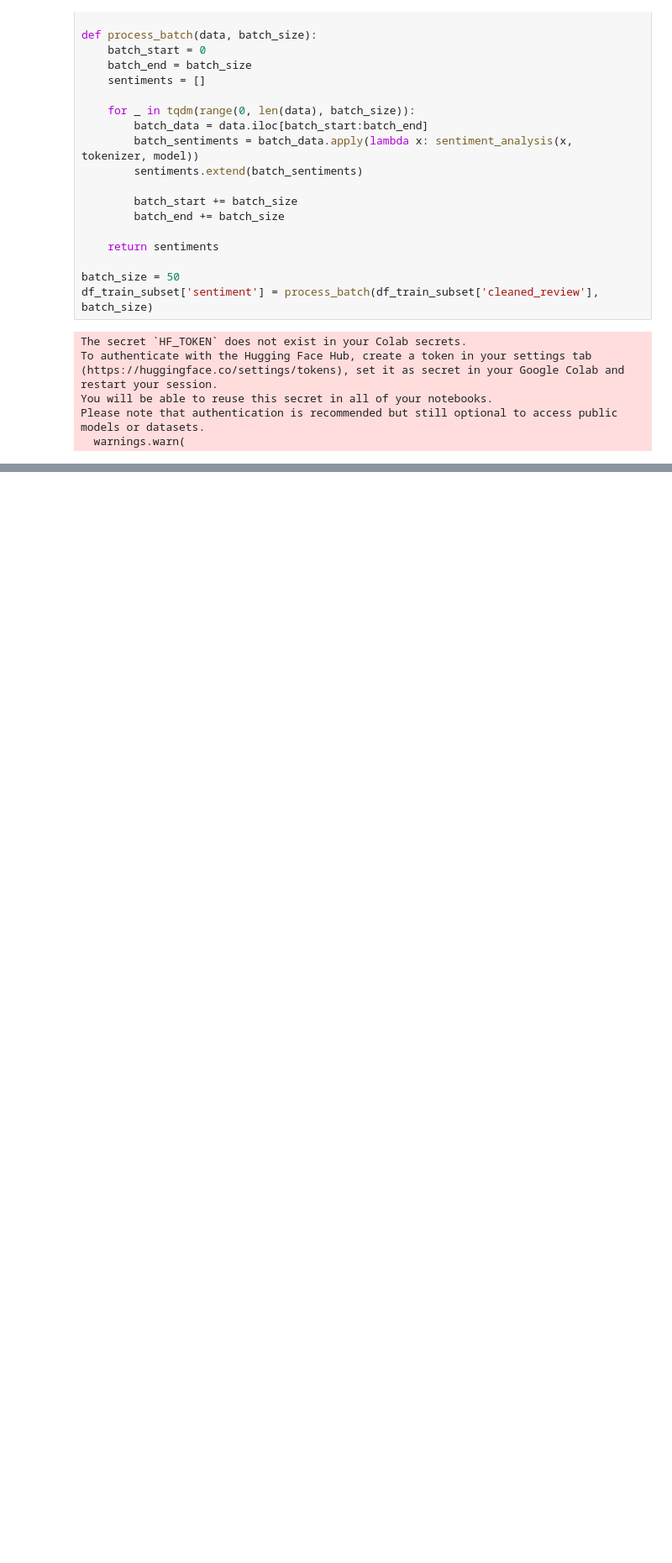
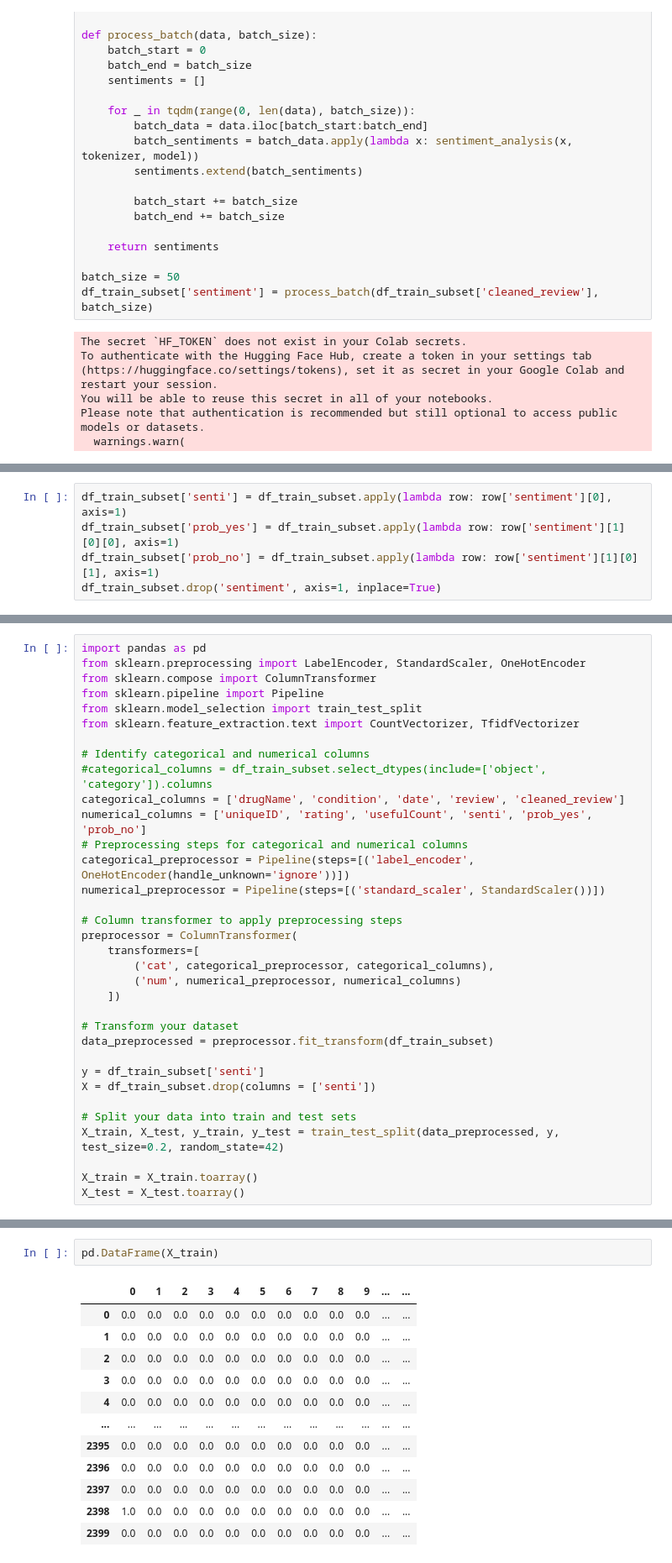
Before and after one commit to aytnihca/SentimentAnalysis, a Jupyter notebook: sentiment_analysis.ipynb, the cells around one changed output, grey strips where cells are left out. Shown: that part at 84% size. Cells and saved outputs as stored; diff of their text form; blank space fills up the shorter version.

```diff
--- a/sentiment_analysis.ipynb
+++ b/sentiment_analysis.ipynb
@@ -302,0 +319,5 @@ Please note that authentication is recommended but still optional to access publ
+# %%
+df_train_subset['senti'] = df_train_subset.apply(lambda row: row['sentiment'][0], axis=1)
+df_train_subset['prob_yes'] = df_train_subset.apply(lambda row: row['sentiment'][1][0][0], axis=1)
+df_train_subset['prob_no'] = df_train_subset.apply(lambda row: row['sentiment'][1][0][1], axis=1)
+df_train_subset.drop('sentiment', axis=1, inplace=True)
@@ -302,0 +340,34 @@ Please note that authentication is recommended but still optional to access publ
+# %%
+import pandas as pd
+from sklearn.preprocessing import LabelEncoder, StandardScaler, OneHotEncoder
+from sklearn.compose import ColumnTransformer
+from sklearn.pipeline import Pipeline
+from sklearn.model_selection import train_test_split
+from sklearn.feature_extraction.text import CountVectorizer, TfidfVectorizer
+
+# Identify categorical and numerical columns
+#categorical_columns = df_train_subset.select_dtypes(include=['object', 'category']).columns
+categorical_columns = ['drugName', 'condition', 'date', 'review', 'cleaned_review']
+numerical_columns = ['uniqueID', 'rating', 'usefulCount', 'senti', 'prob_yes', 'prob_no']
+# Preprocessing steps for categorical and numerical columns
+categorical_preprocessor = Pipeline(steps=[('label_encoder', OneHotEncoder(handle_unknown='ignore'))])
+numerical_preprocessor = Pipeline(steps=[('standard_scaler', StandardScaler())])
+
+# Column transformer to apply preprocessing steps
+preprocessor = ColumnTransformer(
+    transformers=[
+        ('cat', categorical_preprocessor, categorical_columns),
+        ('num', numerical_preprocessor, numerical_columns)
+    ])
+
+# Transform your dataset
+data_preprocessed = preprocessor.fit_transform(df_train_subset)
+
+y = df_train_subset['senti']
+X = df_train_subset.drop(columns = ['senti'])
+
+# Split your data into train and test sets
+X_train, X_test, y_train, y_test = train_test_split(data_preprocessed, y, test_size=0.2, random_state=42)
+
+X_train = X_train.toarray()
+X_test = X_test.toarray()
@@ -302,0 +390,15 @@ Please note that authentication is recommended but still optional to access publ
+# %%
+pd.DataFrame(X_train)
+# %% [output]
+|  | 0 | 1 | 2 | 3 | 4 | 5 | 6 | 7 | 8 | 9 | ... | ... |
+| 0 | 0.0 | 0.0 | 0.0 | 0.0 | 0.0 | 0.0 | 0.0 | 0.0 | 0.0 | 0.0 | ... | ... |
+| 1 | 0.0 | 0.0 | 0.0 | 0.0 | 0.0 | 0.0 | 0.0 | 0.0 | 0.0 | 0.0 | ... | ... |
+| 2 | 0.0 | 0.0 | 0.0 | 0.0 | 0.0 | 0.0 | 0.0 | 0.0 | 0.0 | 0.0 | ... | ... |
+| 3 | 0.0 | 0.0 | 0.0 | 0.0 | 0.0 | 0.0 | 0.0 | 0.0 | 0.0 | 0.0 | ... | ... |
+| 4 | 0.0 | 0.0 | 0.0 | 0.0 | 0.0 | 0.0 | 0.0 | 0.0 | 0.0 | 0.0 | ... | ... |
+| ... | ... | ... | ... | ... | ... | ... | ... | ... | ... | ... | ... | ... |
+| 2395 | 0.0 | 0.0 | 0.0 | 0.0 | 0.0 | 0.0 | 0.0 | 0.0 | 0.0 | 0.0 | ... | ... |
+| 2396 | 0.0 | 0.0 | 0.0 | 0.0 | 0.0 | 0.0 | 0.0 | 0.0 | 0.0 | 0.0 | ... | ... |
+| 2397 | 0.0 | 0.0 | 0.0 | 0.0 | 0.0 | 0.0 | 0.0 | 0.0 | 0.0 | 0.0 | ... | ... |
+| 2398 | 1.0 | 0.0 | 0.0 | 0.0 | 0.0 | 0.0 | 0.0 | 0.0 | 0.0 | 0.0 | ... | ... |
+| 2399 | 0.0 | 0.0 | 0.0 | 0.0 | 0.0 | 0.0 | 0.0 | 0.0 | 0.0 | 0.0 | ... | ... |
```
Also changed, not shown: parts of 17 cells of this notebook.
